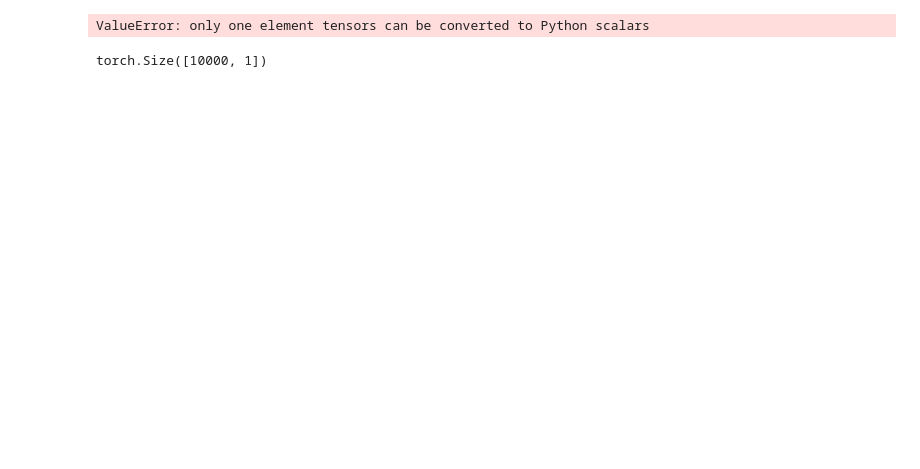
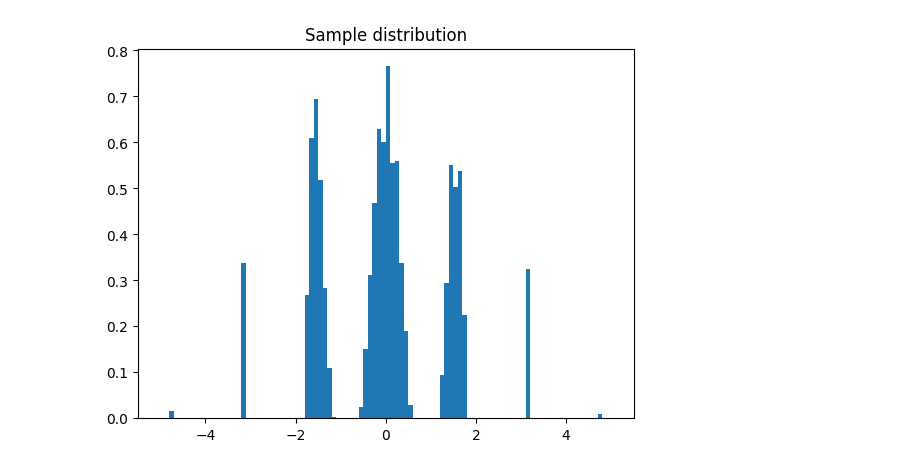
Before and after one commit to marco-cartago/EbmFcT, a Jupyter notebook: toy_example.ipynb, the cells around one changed output. Cells and saved outputs as stored; diff of their text form; code cells hidden in the pictures; blank space fills up the shorter version.

```diff
--- a/toy_example.ipynb
+++ b/toy_example.ipynb
@@ -93,22 +63,13 @@ def sample_from_1d_density(density_fn, n_samples, x_max=20.0, batch_size=32, M=2
 # %%
 def strange_density(x: torch.Tensor) -> torch.Tensor:
-    t1 = torch.exp(-x**2/2)*(torch.cos(3*x)**2)
-    t2 = F.relu(x) - F.relu(x-1) - F.relu(torch.sign(x-1))
-    return (t1 + t2)/1.7533141564
+    t1 = torch.exp(-(x**2)/2)*(torch.sin(2*x)**2)
+    return t1
 
 class StrangeModule(nn.Module):
-
     def __init__(self):
         super().__init__()
-
     def forward(self, x):
-        return strange_density(x)
+        return strange_density(x.squeeze(0))
-# %%
-s = StrangeModule()
-samples = sample_from_1d_density(s, 10000)
-plot_model_density(s, samples)
-# %% [output]
-ValueError: only one element tensors can be converted to Python scalars
 # %%
 from src.train import train_one_epoch_TC
 from src.information import TotalCorrelationEstimator
@@ -121,5 +82,30 @@ tc_estim = TotalCorrelationEstimator(1, hidden_dim=3, lr=1e-3)
-# %%
-next(iter(samples))[0].shape
-# %% [output]
-torch.Size([10000, 1])
+# %%
+
+def sample_from_1d_density(density_fn, n_samples, batch_size=32, M=6, device="cpu"):
+    samples = []
+    gM = lambda x: M * ((2 * torch.pi) ** (-1)) * torch.exp(-x**2)
+
+    while len(samples) < n_samples:
+        x = torch.randn(1, 1, device=device) * M
+        u = torch.rand(1, device=device)
+
+        with torch.no_grad():
+            fx = density_fn(x)
+
+        accepted = fx / gM(x)
+
+        if accepted < u:
+            samples.append(x.view(-1))
+
+    samples = torch.cat(samples)[:n_samples]
+    samples = samples.unsqueeze(-1).unsqueeze(-1).unsqueeze(-1)
+
+    dataset = TensorDataset(samples, torch.rand_like(samples))
+    return DataLoader(dataset, batch_size=batch_size, shuffle=True)
+# %%
+module = StrangeModule()
+samples = sample_from_1d_density(module, 32 * 100)
+plot_model_density(torch.cat([s[0] for s in samples], dim=0))
+# %% [output]
+[figure, added]
 # %%
```
Also changed, not shown: parts of 14 cells of this notebook.
